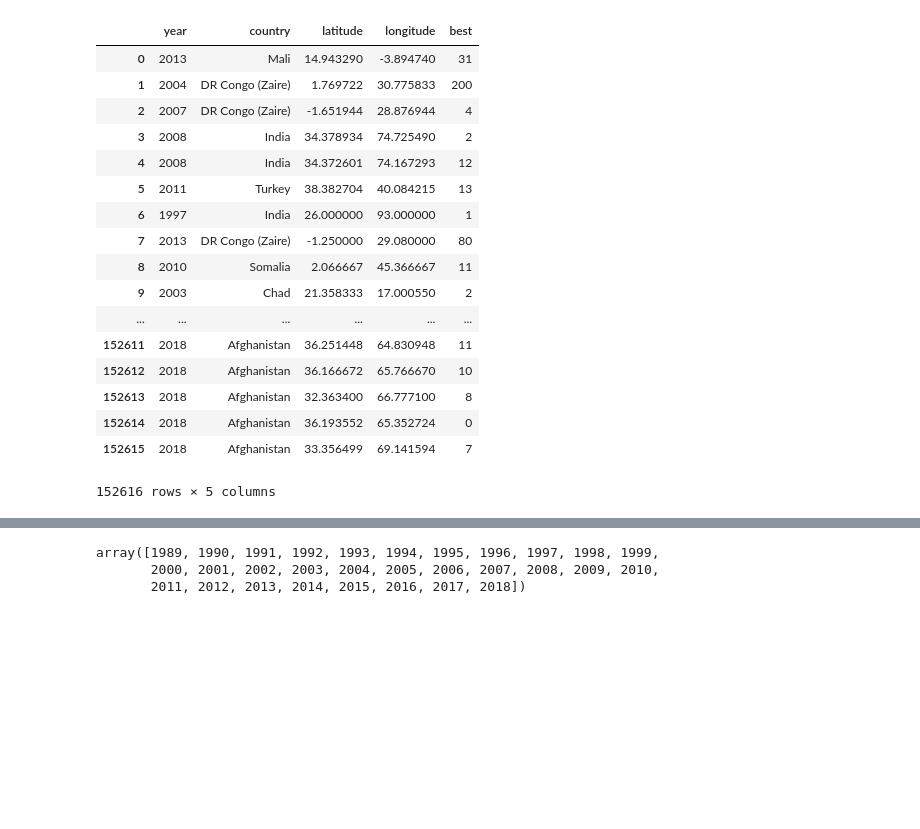
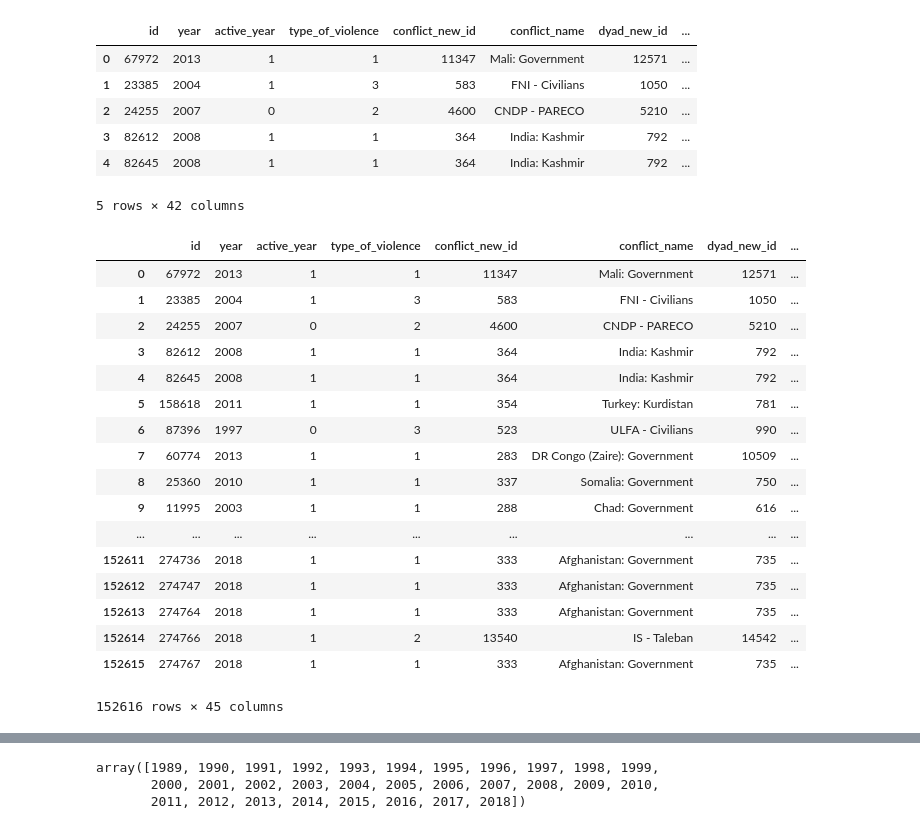
Before and after one commit to mmpatterson/civil-conflict, a Jupyter notebook: heatmap.ipynb, the cells around one changed output, grey strips where cells are left out. Drawn from its saved outputs; the diff is of its cells as text; code cells hidden in the pictures; blank space fills up the shorter version.

```diff
--- a/heatmap.ipynb
+++ b/heatmap.ipynb
@@ -14,25 +24,44 @@ data = pd.read_excel(filepath)
 # %%
 data_df = pd.DataFrame(data)
 data_df.head()
-
-heatmap_df = data_df[['year','country','latitude', 'longitude', 'best']]
-heatmap_df
 # %% [output]
-|  | year | country | latitude | longitude | best |
-| 0 | 2013 | Mali | 14.943290 | -3.894740 | 31 |
-| 1 | 2004 | DR Congo (Zaire) | 1.769722 | 30.775833 | 200 |
-| 2 | 2007 | DR Congo (Zaire) | -1.651944 | 28.876944 | 4 |
-| 3 | 2008 | India | 34.378934 | 74.725490 | 2 |
-| 4 | 2008 | India | 34.372601 | 74.167293 | 12 |
-| 5 | 2011 | Turkey | 38.382704 | 40.084215 | 13 |
-| 6 | 1997 | India | 26.000000 | 93.000000 | 1 |
-| 7 | 2013 | DR Congo (Zaire) | -1.250000 | 29.080000 | 80 |
-| 8 | 2010 | Somalia | 2.066667 | 45.366667 | 11 |
-| 9 | 2003 | Chad | 21.358333 | 17.000550 | 2 |
-| ... | ... | ... | ... | ... | ... |
-| 152611 | 2018 | Afghanistan | 36.251448 | 64.830948 | 11 |
-| 152612 | 2018 | Afghanistan | 36.166672 | 65.766670 | 10 |
-| 152613 | 2018 | Afghanistan | 32.363400 | 66.777100 | 8 |
-| 152614 | 2018 | Afghanistan | 36.193552 | 65.352724 | 0 |
-| 152615 | 2018 | Afghanistan | 33.356499 | 69.141594 | 7 |
+|  | id | year | active_year | type_of_violence | conflict_new_id | conflict_name | dyad_new_id | ... |
+| 0 | 67972 | 2013 | 1 | 1 | 11347 | Mali: Government | 12571 | ... |
+| 1 | 23385 | 2004 | 1 | 3 | 583 | FNI - Civilians | 1050 | ... |
+| 2 | 24255 | 2007 | 0 | 2 | 4600 | CNDP - PARECO | 5210 | ... |
+| 3 | 82612 | 2008 | 1 | 1 | 364 | India: Kashmir | 792 | ... |
+| 4 | 82645 | 2008 | 1 | 1 | 364 | India: Kashmir | 792 | ... |
-152616 rows × 5 columns
+5 rows × 42 columns
+# %%
+df_year=[]
+df_month=[]
+df_day=[]
+df_date = data_df['date_start'].astype(str).str.split('-')
+df_date = df_date.reset_index()
+for i in range(len(df_date)):
+   df_year.append(df_date.loc[i][1][0])
+   df_month.append(df_date.loc[i][1][1])
+   df_day.append(df_date.loc[i][1][2][:2])
+data_df['year2']=df_year
+data_df['month']=df_month
+data_df['day']=df_day
+data_df
+# %% [output]
+|  | id | year | active_year | type_of_violence | conflict_new_id | conflict_name | dyad_new_id | ... |
+| 0 | 67972 | 2013 | 1 | 1 | 11347 | Mali: Government | 12571 | ... |
+| 1 | 23385 | 2004 | 1 | 3 | 583 | FNI - Civilians | 1050 | ... |
+| 2 | 24255 | 2007 | 0 | 2 | 4600 | CNDP - PARECO | 5210 | ... |
+| 3 | 82612 | 2008 | 1 | 1 | 364 | India: Kashmir | 792 | ... |
+| 4 | 82645 | 2008 | 1 | 1 | 364 | India: Kashmir | 792 | ... |
+| 5 | 158618 | 2011 | 1 | 1 | 354 | Turkey: Kurdistan | 781 | ... |
+| 6 | 87396 | 1997 | 0 | 3 | 523 | ULFA - Civilians | 990 | ... |
+| 7 | 60774 | 2013 | 1 | 1 | 283 | DR Congo (Zaire): Government | 10509 | ... |
+| 8 | 25360 | 2010 | 1 | 1 | 337 | Somalia: Government | 750 | ... |
+| 9 | 11995 | 2003 | 1 | 1 | 288 | Chad: Government | 616 | ... |
+| ... | ... | ... | ... | ... | ... | ... | ... | ... |
+| 152611 | 274736 | 2018 | 1 | 1 | 333 | Afghanistan: Government | 735 | ... |
+| 152612 | 274747 | 2018 | 1 | 1 | 333 | Afghanistan: Government | 735 | ... |
+| 152613 | 274764 | 2018 | 1 | 1 | 333 | Afghanistan: Government | 735 | ... |
+| 152614 | 274766 | 2018 | 1 | 2 | 13540 | IS - Taleban | 14542 | ... |
+| 152615 | 274767 | 2018 | 1 | 1 | 333 | Afghanistan: Government | 735 | ... |
+152616 rows × 45 columns
```
Also changed, not shown: parts of 18 cells of this notebook, 18 other files.
